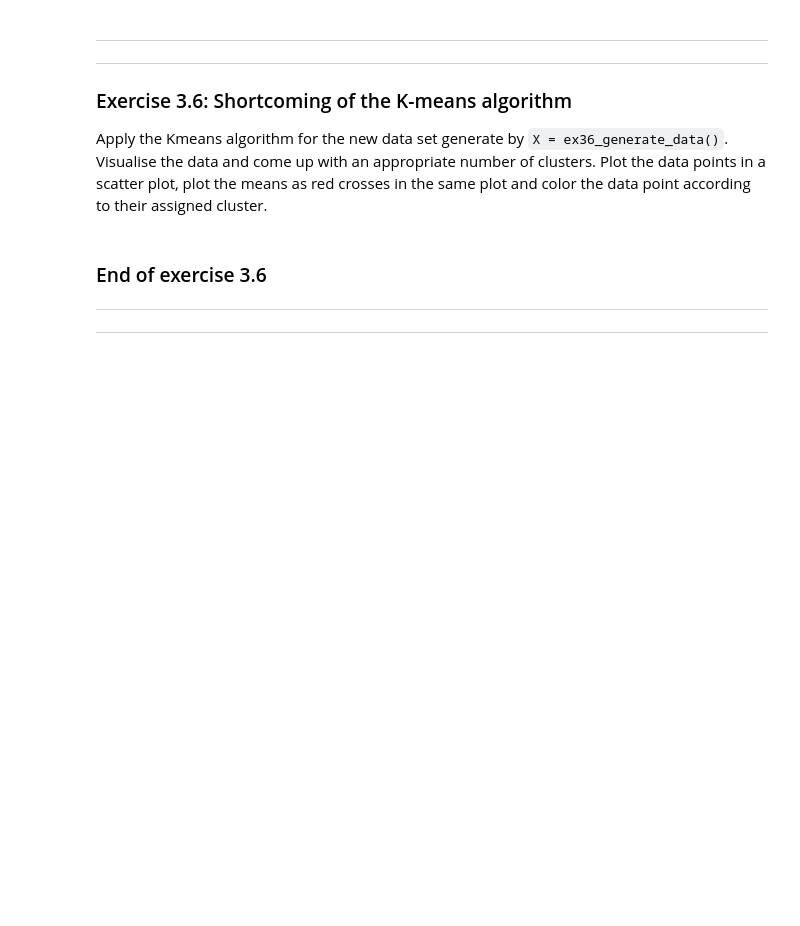
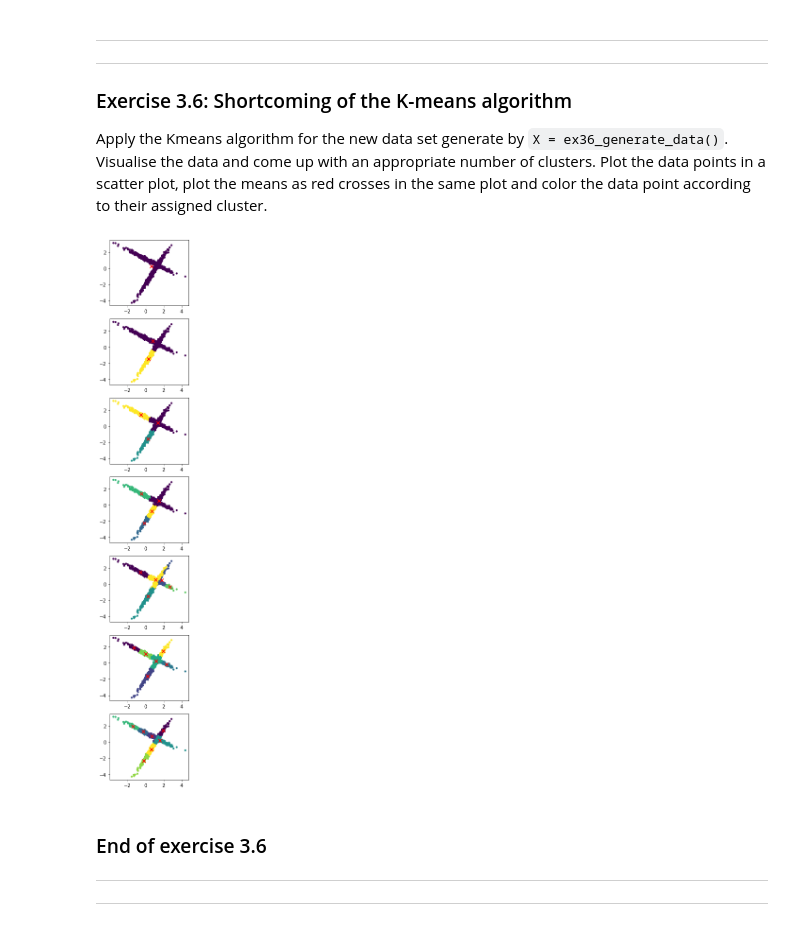
Before and after one commit to ErikNij/5ARB0DataScience, a Jupyter notebook: analysis-template.ipynb, the cells around one changed output. Drawn from its saved outputs; the diff is of its cells as text; code cells hidden in the pictures; blank space fills up the shorter version.

```diff
--- a/analysis-template.ipynb
+++ b/analysis-template.ipynb
@@ -634,15 +634,17 @@ X = ex36_generate_data()
 # %%
 #// BEGIN_TODO [5ARB0_Analysis_3_6a] Plot clusters of new data set
 maxKClusters = 7
+_,ax = plt.subplots(nrows=maxKClusters,figsize=(3,maxKClusters*3))
 for nCluster in range(maxKClusters):
-    means, rho, J = Kmeans(X, nCluster)
+    means, rho, J = Kmeans(X, nCluster+1)
+    ax[nCluster].scatter(X[:,0], X[:,1], 10, c=np.argmax(rho, axis=1))
+    ax[nCluster].scatter(means[:,0], means[:,1], 50, c="red", marker="x")
 
-# plot data
-_,ax = plt.subplots(ncols=2, figsize=(15,5))
-ax[0].scatter(X[:,0], X[:,1], 10, c=np.argmax(rho, axis=1))
-ax[0].scatter(means[:,0], means[:,1], 50, c="red", marker="x")
+
 
 #// END_TODO [5ARB0_Analysis_3_6a]
+# %% [output]
+[figure, added]
 # %% [markdown]
 ### End of exercise 3.6
 ---
```
